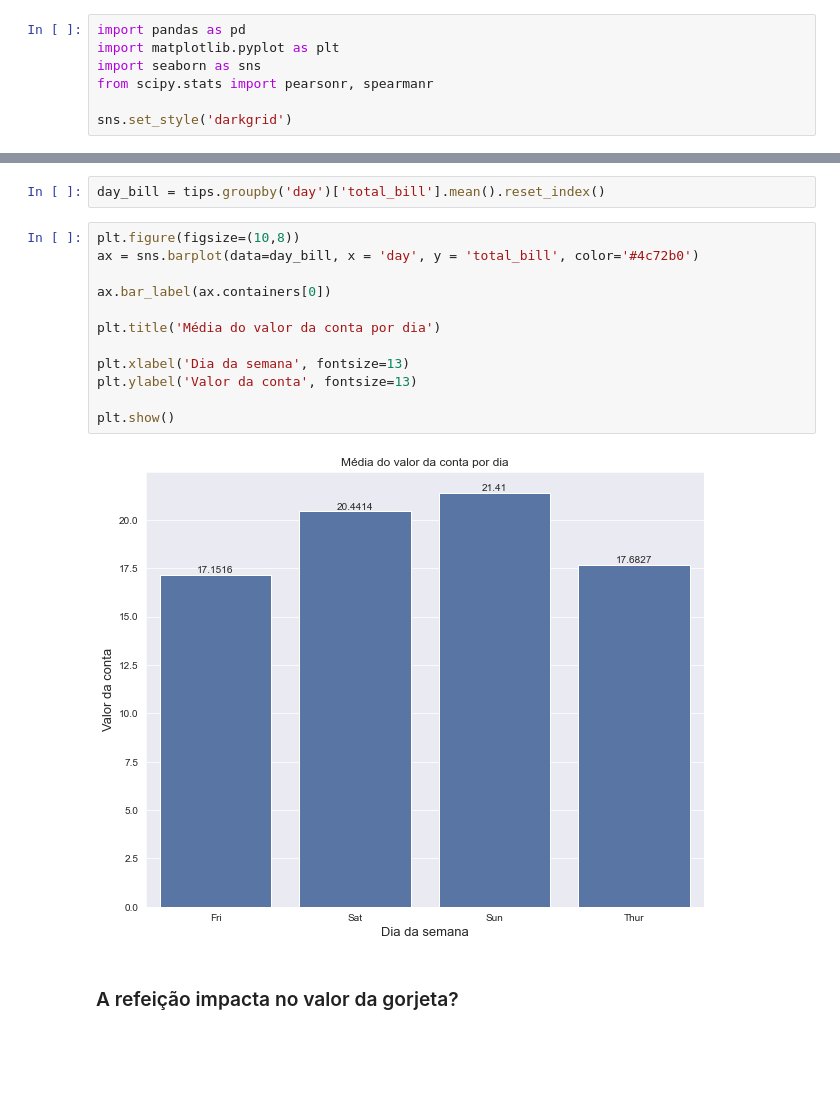
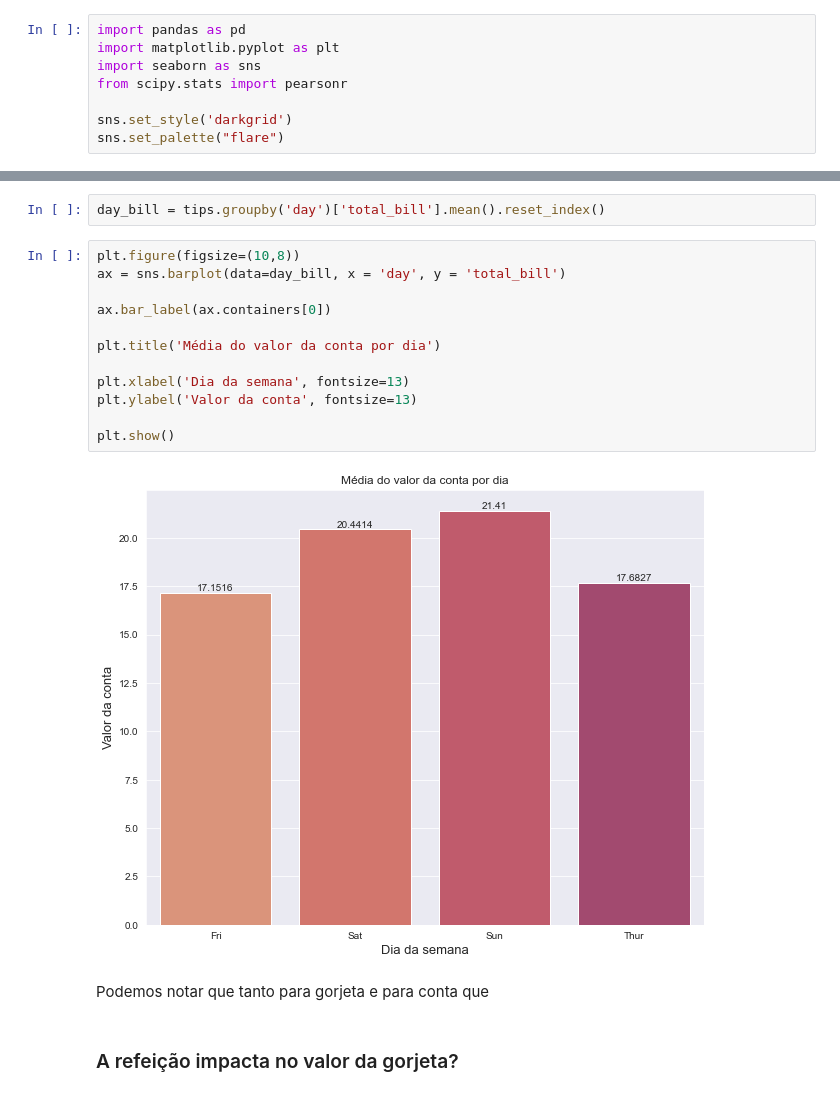
Before and after one commit to PedroJoas/avanti-bootcamp-cdd, a Jupyter notebook: notebooks/01-exploratory_data_analysis.ipynb, the cells around one changed output, grey strips where cells are left out. Saved outputs shown, nothing was run; the diff lists cells and outputs as text; blank space fills up the shorter version.

```diff
--- a/notebooks/01-exploratory_data_analysis.ipynb
+++ b/notebooks/01-exploratory_data_analysis.ipynb
@@ -4,9 +4,10 @@
 import pandas as pd
 import matplotlib.pyplot as plt
 import seaborn as sns
-from scipy.stats import pearsonr, spearmanr
+from scipy.stats import pearsonr
 
 sns.set_style('darkgrid')
+sns.set_palette("flare")
 # %% [markdown]
 ## 1. Descrição dos dados
 # %%
@@ -184,18 +244,20 @@ Text(0, 0.5, 'Valor da gorjeta')
 day_bill = tips.groupby('day')['total_bill'].mean().reset_index()
 # %%
 plt.figure(figsize=(10,8))
-ax = sns.barplot(data=day_bill, x = 'day', y = 'total_bill', color='#4c72b0')
+ax = sns.barplot(data=day_bill, x = 'day', y = 'total_bill')
 
 ax.bar_label(ax.containers[0])
 
 plt.title('Média do valor da conta por dia')
 
 plt.xlabel('Dia da semana', fontsize=13)
 plt.ylabel('Valor da conta', fontsize=13)
 
 plt.show()
 # %% [output]
-[figure, old version]
+[figure, new version]
+# %% [markdown]
+Podemos notar que tanto para gorjeta e para conta que
 # %% [markdown]
 ### A refeição impacta no valor da gorjeta?
 # %%
```
Also changed, not shown: parts of 27 cells of this notebook.
